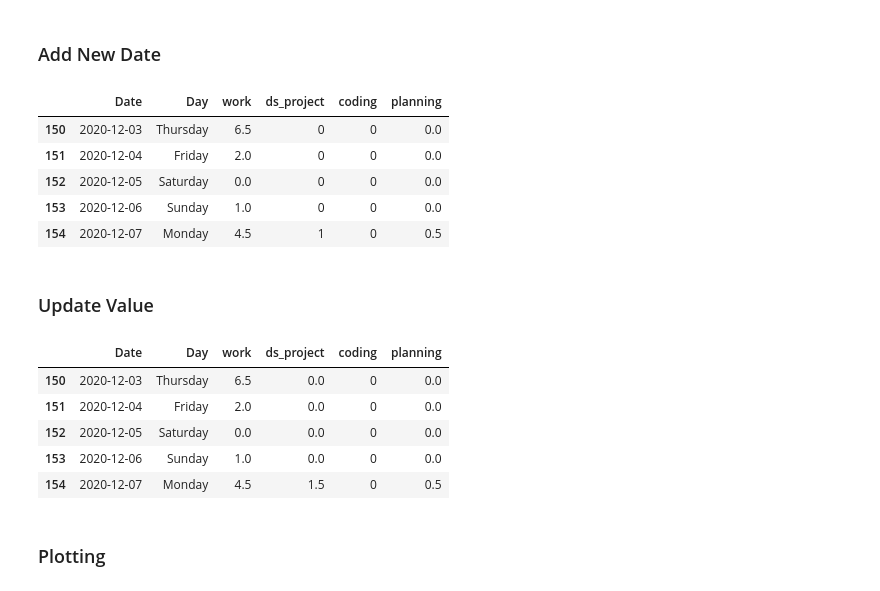
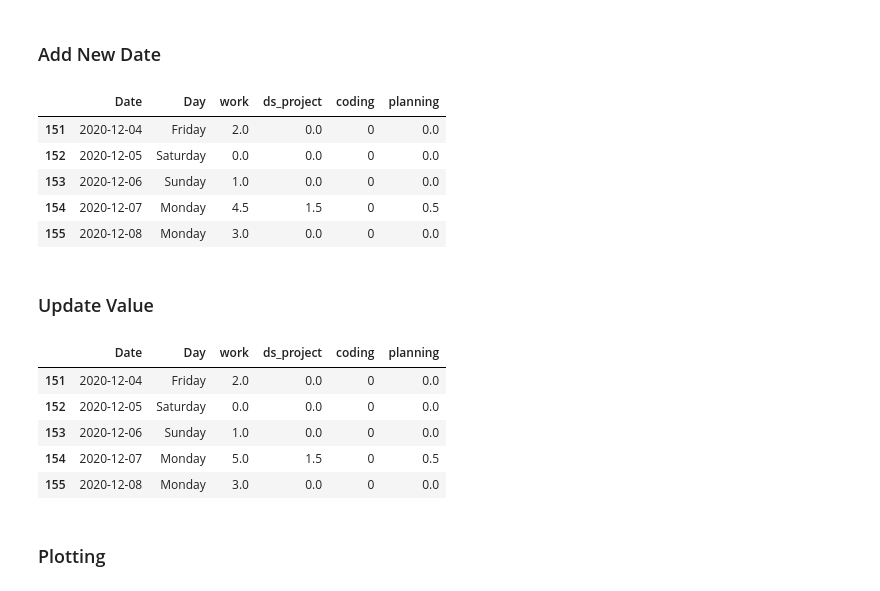
Before and after one commit to krystinli/Time_Management, a Jupyter notebook: update_data.ipynb, the cells around one changed output. Drawn from its saved outputs; the diff is of its cells as text; code cells hidden in the pictures.

```diff
--- a/update_data.ipynb
+++ b/update_data.ipynb
@@ -15,37 +15,38 @@ data.tail()
 # %%
 data = data.append(
     {
-        "Date" : "2020-12-07",
+        "Date" : "2020-12-08",
         "Day" : "Monday",
-        "work" : 4.5,
-        "ds_project" : 1,
+        "work" : 3,
+        "ds_project" : 0,
         "coding" : 0,
-        "planning" : 0.5
+        "planning" : 0
 
     },
         ignore_index=True,
 )
 
 data.tail()
 # %% [output]
 |  | Date | Day | work | ds_project | coding | planning |
-| 150 | 2020-12-03 | Thursday | 6.5 | 0 | 0 | 0.0 |
-| 151 | 2020-12-04 | Friday | 2.0 | 0 | 0 | 0.0 |
-| 152 | 2020-12-05 | Saturday | 0.0 | 0 | 0 | 0.0 |
-| 153 | 2020-12-06 | Sunday | 1.0 | 0 | 0 | 0.0 |
-| 154 | 2020-12-07 | Monday | 4.5 | 1 | 0 | 0.5 |
+| 151 | 2020-12-04 | Friday | 2.0 | 0.0 | 0 | 0.0 |
+| 152 | 2020-12-05 | Saturday | 0.0 | 0.0 | 0 | 0.0 |
+| 153 | 2020-12-06 | Sunday | 1.0 | 0.0 | 0 | 0.0 |
+| 154 | 2020-12-07 | Monday | 4.5 | 1.5 | 0 | 0.5 |
+| 155 | 2020-12-08 | Monday | 3.0 | 0.0 | 0 | 0.0 |
 # %% [markdown]
 ### Update Value
 # %%
-data.loc[data["Date"] == "2020-12-07", "ds_project"] = 1.5
+data.loc[data["Date"] == "2020-12-07", "work"] = 5
+# data.drop("wwork", axis=1, inplace=True)
 data.tail()
 # %% [output]
 |  | Date | Day | work | ds_project | coding | planning |
-| 150 | 2020-12-03 | Thursday | 6.5 | 0.0 | 0 | 0.0 |
 | 151 | 2020-12-04 | Friday | 2.0 | 0.0 | 0 | 0.0 |
 | 152 | 2020-12-05 | Saturday | 0.0 | 0.0 | 0 | 0.0 |
 | 153 | 2020-12-06 | Sunday | 1.0 | 0.0 | 0 | 0.0 |
-| 154 | 2020-12-07 | Monday | 4.5 | 1.5 | 0 | 0.5 |
+| 154 | 2020-12-07 | Monday | 5.0 | 1.5 | 0 | 0.5 |
+| 155 | 2020-12-08 | Monday | 3.0 | 0.0 | 0 | 0.0 |
 # %% [markdown]
 ### Plotting
 # %%
```
Also changed, not shown: parts of 4 cells of this notebook, 1 other file.
